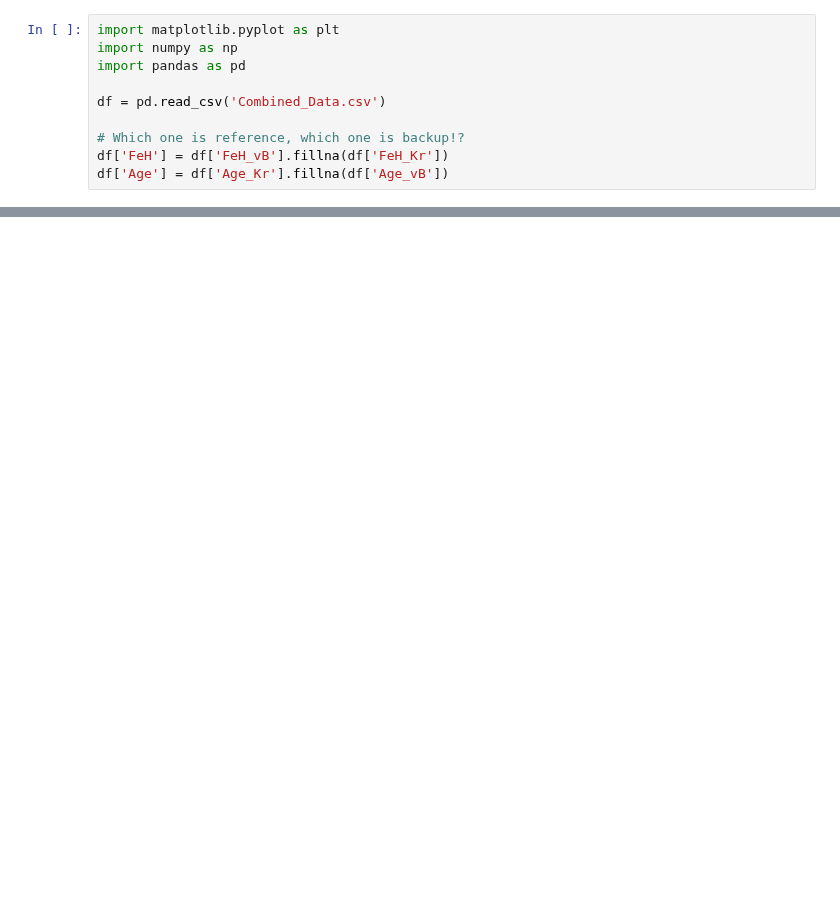
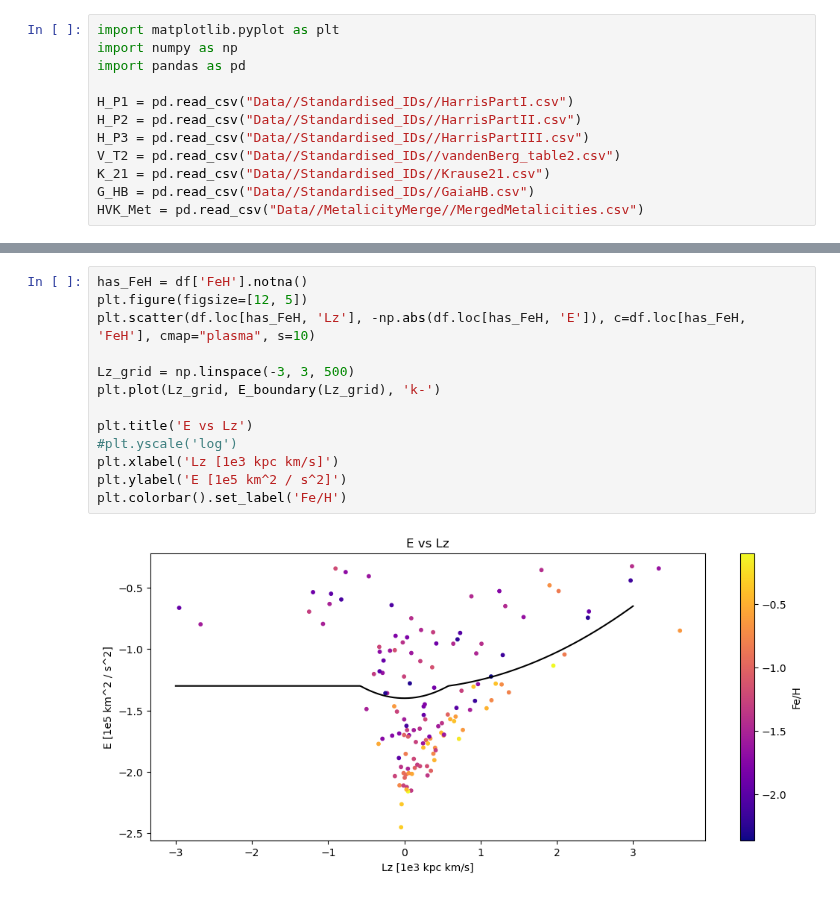
Before and after one commit to Valerii-Radchenkov/3116_Project, a Jupyter notebook: Analysis.ipynb, the cells around one changed output, grey strips where cells are left out. Cells and saved outputs as stored; diff of their text form; blank space fills up the shorter version.

```diff
--- a/Analysis.ipynb
+++ b/Analysis.ipynb
@@ -3,8 +3,10 @@ import matplotlib.pyplot as plt
 import numpy as np
 import pandas as pd
 
-df = pd.read_csv('Combined_Data.csv')
-
-# Which one is reference, which one is backup!?
-df['FeH'] = df['FeH_vB'].fillna(df['FeH_Kr'])
-df['Age'] = df['Age_Kr'].fillna(df['Age_vB'])
+H_P1 = pd.read_csv("Data//Standardised_IDs//HarrisPartI.csv")
+H_P2 = pd.read_csv("Data//Standardised_IDs//HarrisPartII.csv")
+H_P3 = pd.read_csv("Data//Standardised_IDs//HarrisPartIII.csv")
+V_T2 = pd.read_csv("Data//Standardised_IDs//vandenBerg_table2.csv")
+K_21 = pd.read_csv("Data//Standardised_IDs//Krause21.csv")
+G_HB = pd.read_csv("Data//Standardised_IDs//GaiaHB.csv")
+HVK_Met = pd.read_csv("Data//MetalicityMerge//MergedMetalicities.csv")
@@ -64,0 +82,15 @@ plt.colorbar().set_label('Accreted?')
+# %%
+has_FeH = df['FeH'].notna()
+plt.figure(figsize=[12, 5])
+plt.scatter(df.loc[has_FeH, 'Lz'], -np.abs(df.loc[has_FeH, 'E']), c=df.loc[has_FeH, 'FeH'], cmap="plasma", s=10)
+
+Lz_grid = np.linspace(-3, 3, 500)
+plt.plot(Lz_grid, E_boundary(Lz_grid), 'k-')
+
+plt.title('E vs Lz')
+#plt.yscale('log')
+plt.xlabel('Lz [1e3 kpc km/s]')
+plt.ylabel('E [1e5 km^2 / s^2]')
+plt.colorbar().set_label('Fe/H')
+# %% [output]
+[figure, added]
```
Also changed, not shown: parts of 13 cells of this notebook, 8 other files.
